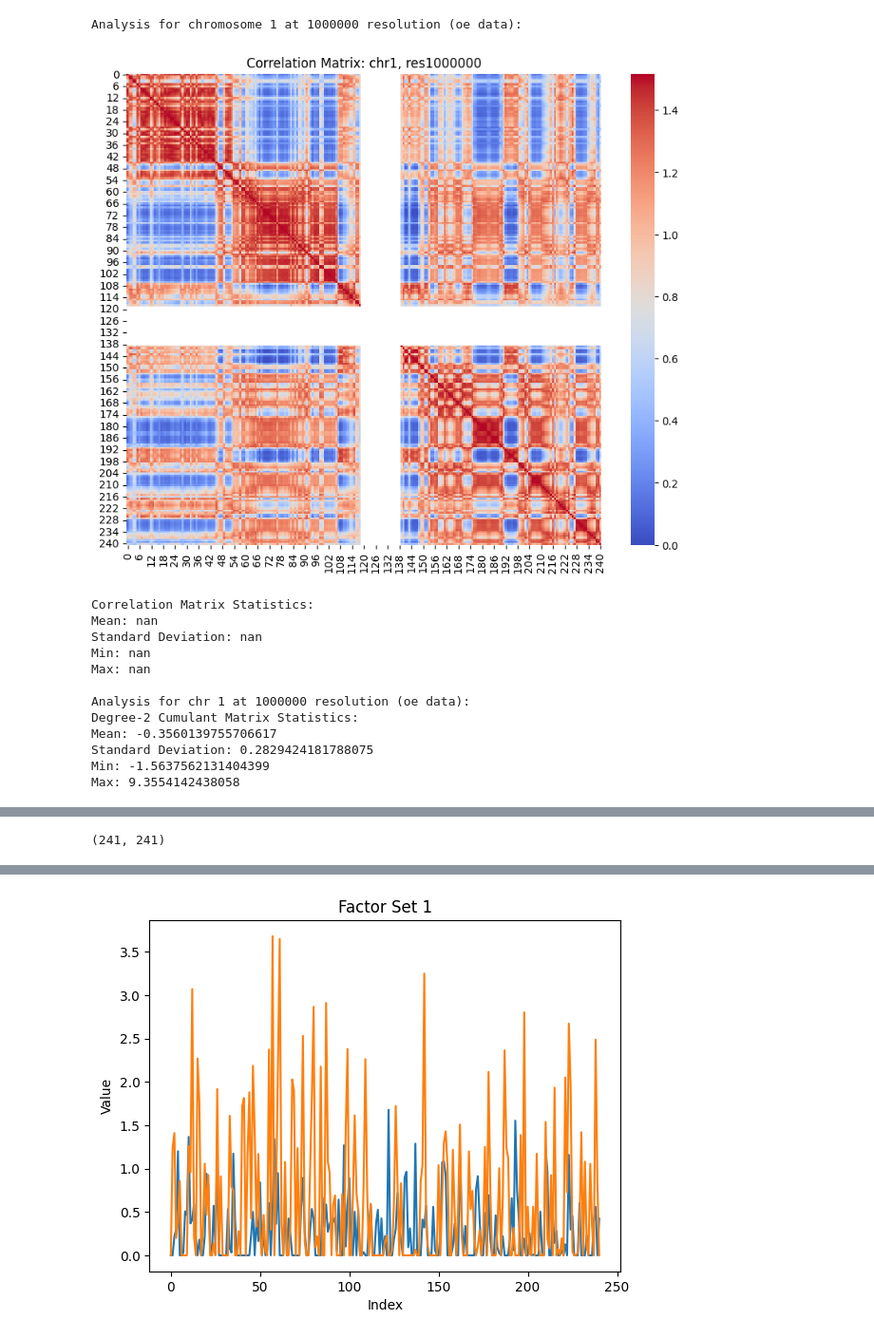
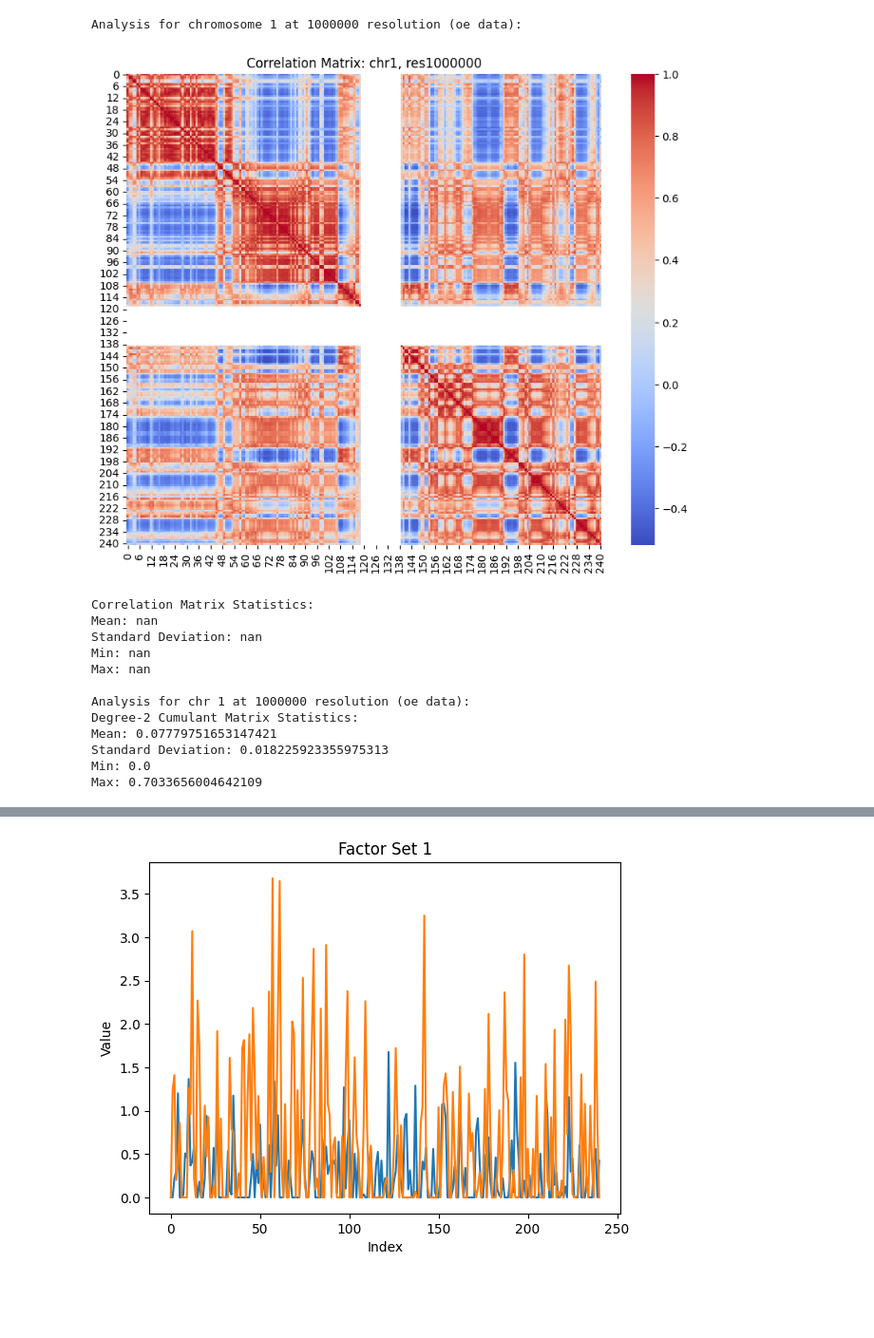
Before and after one commit to DavidWarrenKatz/Hypermatrix, a Jupyter notebook: utilities/check_cumulants.ipynb, the cells around one changed output, grey strips where cells are left out. Shown at 95% size. Drawn from its saved outputs; the diff is of its cells as text; code cells hidden in the pictures; blank space fills up the shorter version.

```diff
--- a/utilities/check_cumulants.ipynb
+++ b/utilities/check_cumulants.ipynb
@@ -1,13 +11,4 @@
 # %%
-# Hi-C Matrix Analysis
-# This notebook analyzes Hi-C correlation matrices and degree-2 cumulants generated by the previous scripts.
-
-import h5py
-import numpy as np
-import matplotlib.pyplot as plt
-import seaborn as sns
-import os
-
 def load_matrix(file_path, dataset_name):
     try:
         with h5py.File(file_path, 'r') as hf:
@@ -69,36 +70,36 @@ path = '/home/dwk681/workspace/hypermatrix_test/hypermatrix/projects/GSE63525/GM
 resolutions = [1_000_000]
 chromosomes = ['1']
 data_types = ['oe']
 
 for resolution in resolutions:
     for chromosome in chromosomes:
         for data_type in data_types:
-            corr_file = f'{path}/Workspaces/individual/ch{chromosome}_res{resolution}_{data_type}_KR_corr_new.h5'
-            cumulant_file = f'{path}/Workspaces/individual/ch{chromosome}_res{resolution}_{data_type}_KR_cumulant_new.h5'
+            corr_file = f'{path}/Workspaces/individual/ch{chromosome}_res{resolution}_{data_type}_KR_corr.h5'
+            cumulant_file = f'{path}/Workspaces/individual/ch{chromosome}_res{resolution}_{data_type}_KR_cumulant.h5'
 
             # Load and analyze correlation matrix
             if os.path.exists(corr_file):
                 corr_matrix = load_matrix(corr_file, 'correlation_matrix')
                 if corr_matrix is not None:
                     print(f"\nAnalysis for chromosome {chromosome} at {resolution} resolution ({data_type} data):")
                     plot_heatmap(corr_matrix, f'Correlation Matrix: chr{chromosome}, res{resolution}')
                     analyze_correlation_matrix(corr_matrix)
             else:
                 print(f"[INFO] Correlation matrix file does not exist: {corr_file}")
 
             # Load and analyze degree-2 cumulant matrix
             if os.path.exists(cumulant_file):
                 cumulant_matrix = load_matrix(cumulant_file, 'degree_2_cumulant')
                 if cumulant_matrix is not None:
                     print(f"\nAnalysis for chr {chromosome} at {resolution} resolution ({data_type} data):")
                     analyze_cumulant_matrix(cumulant_matrix)
                     plot_cumulant_slices(cumulant_matrix, f'Degree-2 Cumulant: chr{chromosome}, res{resolution}', num_slices=5)
                     plot_sum_of_all_cumulant_slices(cumulant_matrix, f'Degree-2 Cumulant: chr{chromosome}, res{resolution}')
             else:
                 print(f"[INFO] Degree-2 cumulant matrix file does not exist: {cumulant_file}")
 # %% [output]
 Analysis for chromosome 1 at 1000000 resolution (oe data):
-[figure, old version]
+[figure, new version]
 Correlation Matrix Statistics:
 Mean: nan
 Standard Deviation: nan
@@ -107,7 +108,7 @@ Max: nan
 
 Analysis for chr 1 at 1000000 resolution (oe data):
 Degree-2 Cumulant Matrix Statistics:
-Mean: -0.3560139755706617
-Standard Deviation: 0.2829424181788075
-Min: -1.5637562131404399
-Max: 9.3554142438058
+Mean: 0.07779751653147421
+Standard Deviation: 0.018225923355975313
+Min: 0.0
+Max: 0.7033656004642109
@@ -123,4 +120,0 @@ cumulant_matrix = load_matrix(cumulant_file, 'degree_2_cumulant')
-# %%
-cumulant_matrix[:,1,:].shape
-# %% [output]
-(241, 241)
```
Also changed, not shown: parts of 8 cells of this notebook, 5 other files.
